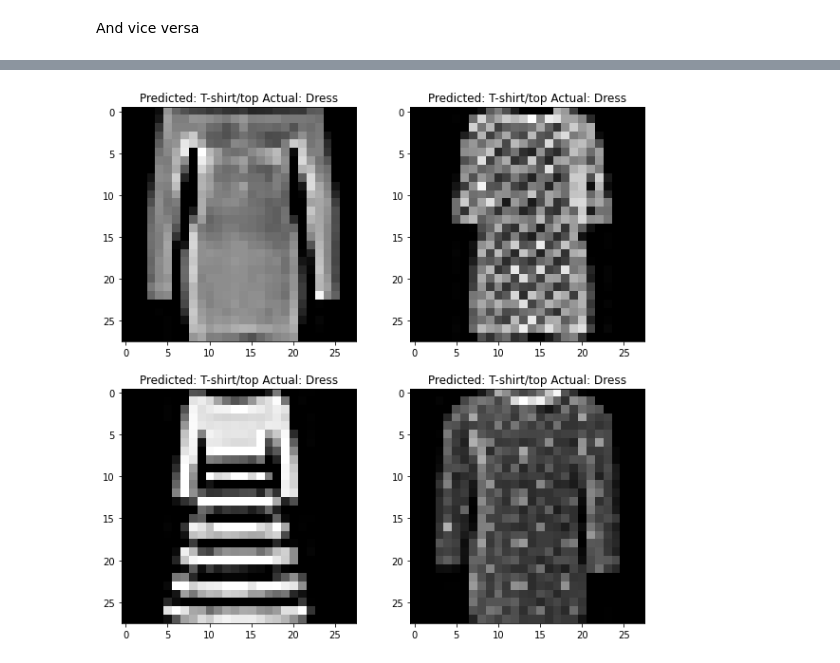
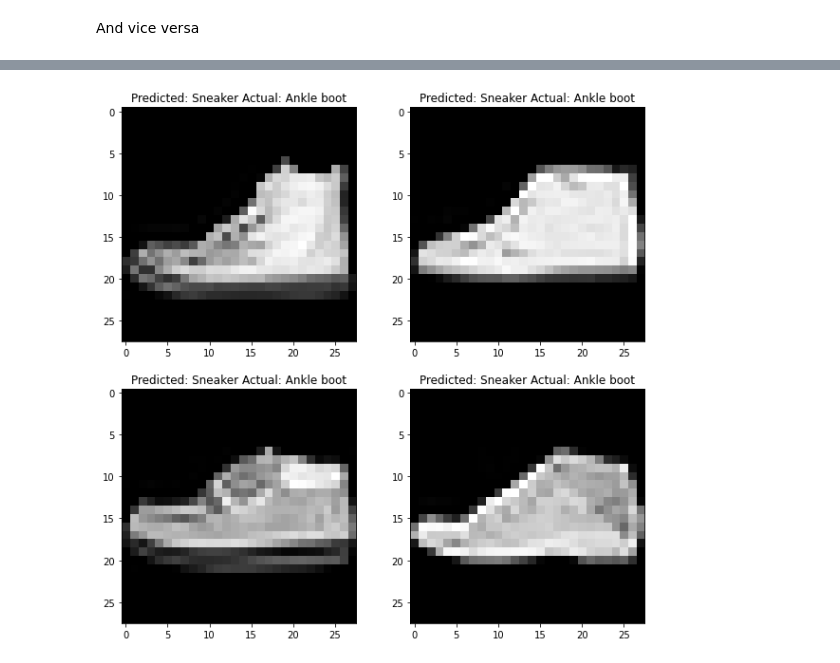
Before and after one commit to karencfisher/forward-forward, a Jupyter notebook: fashion_mnist.ipynb, the cells around one changed output, grey strips where cells are left out. Drawn from its saved outputs; the diff is of its cells as text; code cells hidden in the pictures.

```diff
--- a/fashion_mnist.ipynb
+++ b/fashion_mnist.ipynb
@@ -212,4 +200,4 @@ compare(3, 0)
-# %%
-compare(0, 3)
-# %% [output]
-[figure, removed]
+# %%
+compare(7, 9)
+# %% [output]
+[figure, added]
```
Also changed, not shown: parts of 15 cells of this notebook.
